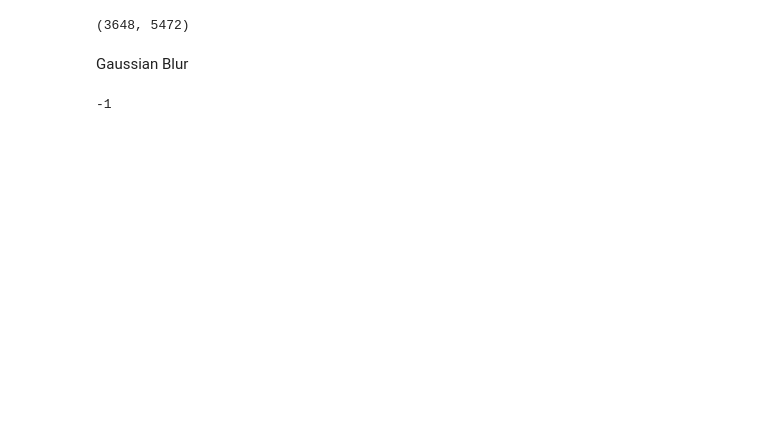
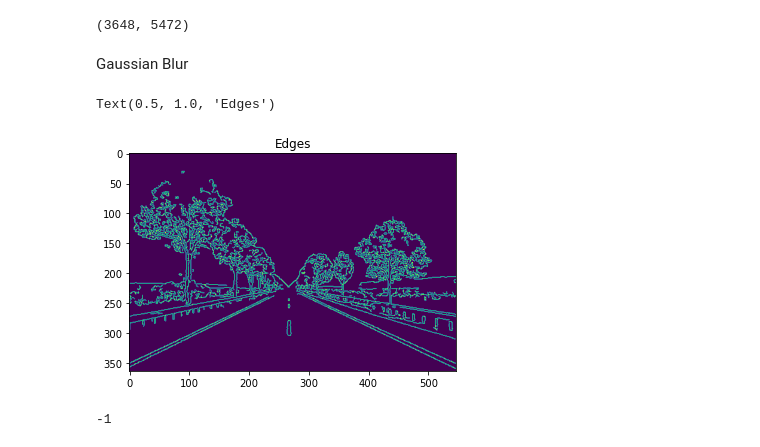
Before and after one commit to dhruvsahu/Jupyter-Notebooks, a Jupyter notebook: imagepro.ipynb, the cells around one changed output. Saved outputs shown, nothing was run; the diff lists cells and outputs as text; code cells hidden in the pictures; blank space fills up the shorter version.

```diff
--- a/imagepro.ipynb
+++ b/imagepro.ipynb
@@ -51,15 +51,22 @@ Gaussian Blur
 # %%
 im = cv2.imread('lane1.jpg')
 img_blur = cv2.GaussianBlur(reim, (3,3), 0)
 cv2.imshow('Gaussian Blur', img_blur)
 
 cv2.waitKey(0)
 
+
+
 # Canny Edge detection
 edges = cv2.Canny(image=img_blur, threshold1=100, threshold2=200)
 cv2.imshow('Canny Edge Detection', edges)
 cv2.waitKey(0)
 cv2.destroyAllWindows()
+plt.imshow(edges)
+plt.title('Edges')
+# %% [output]
+Text(0.5, 1.0, 'Edges')
+[figure, added]
 # %%
 im = cv2.imread('lane1.jpg')
 width = int(im.shape[1]*0.10)
```
Also changed, not shown: parts of 1 cell of this notebook, 1 other file.
